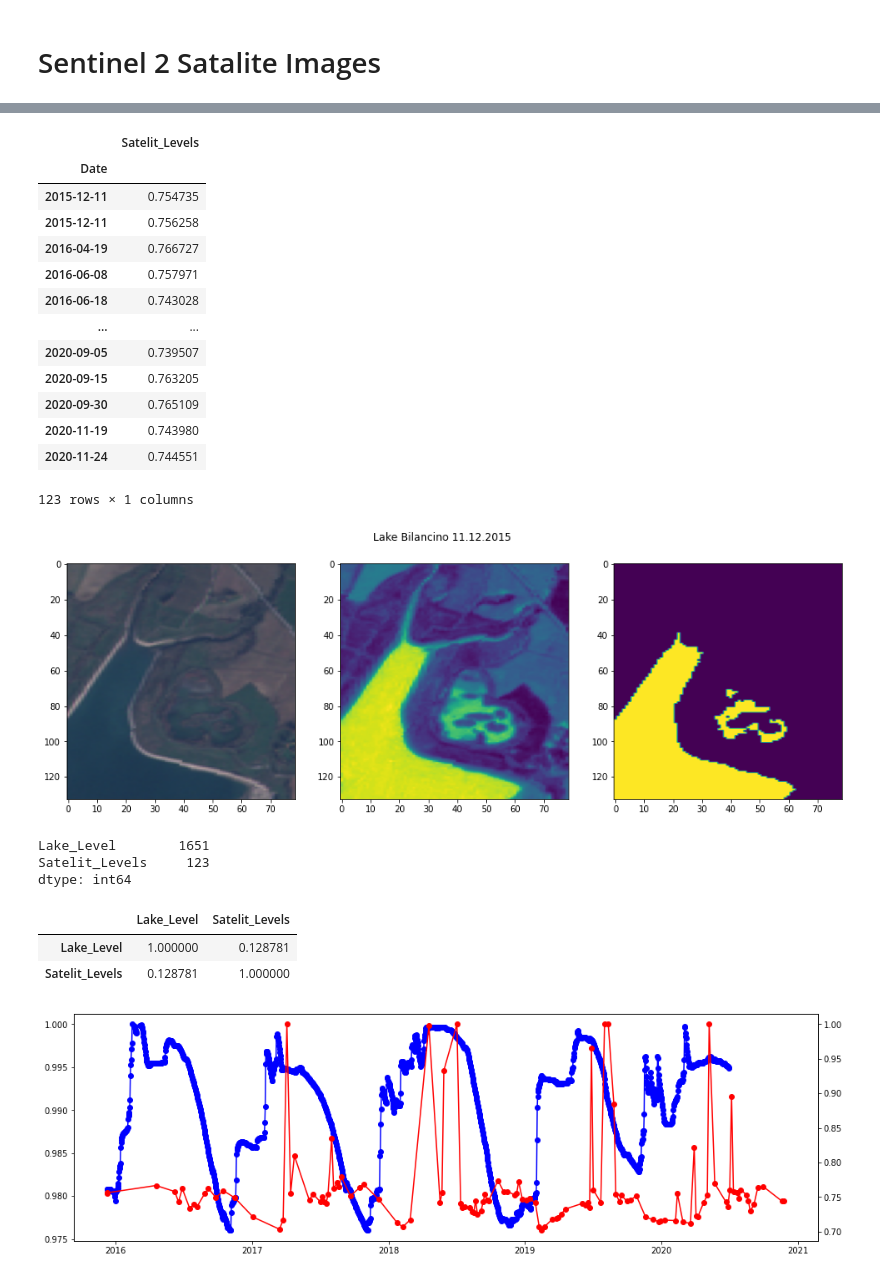
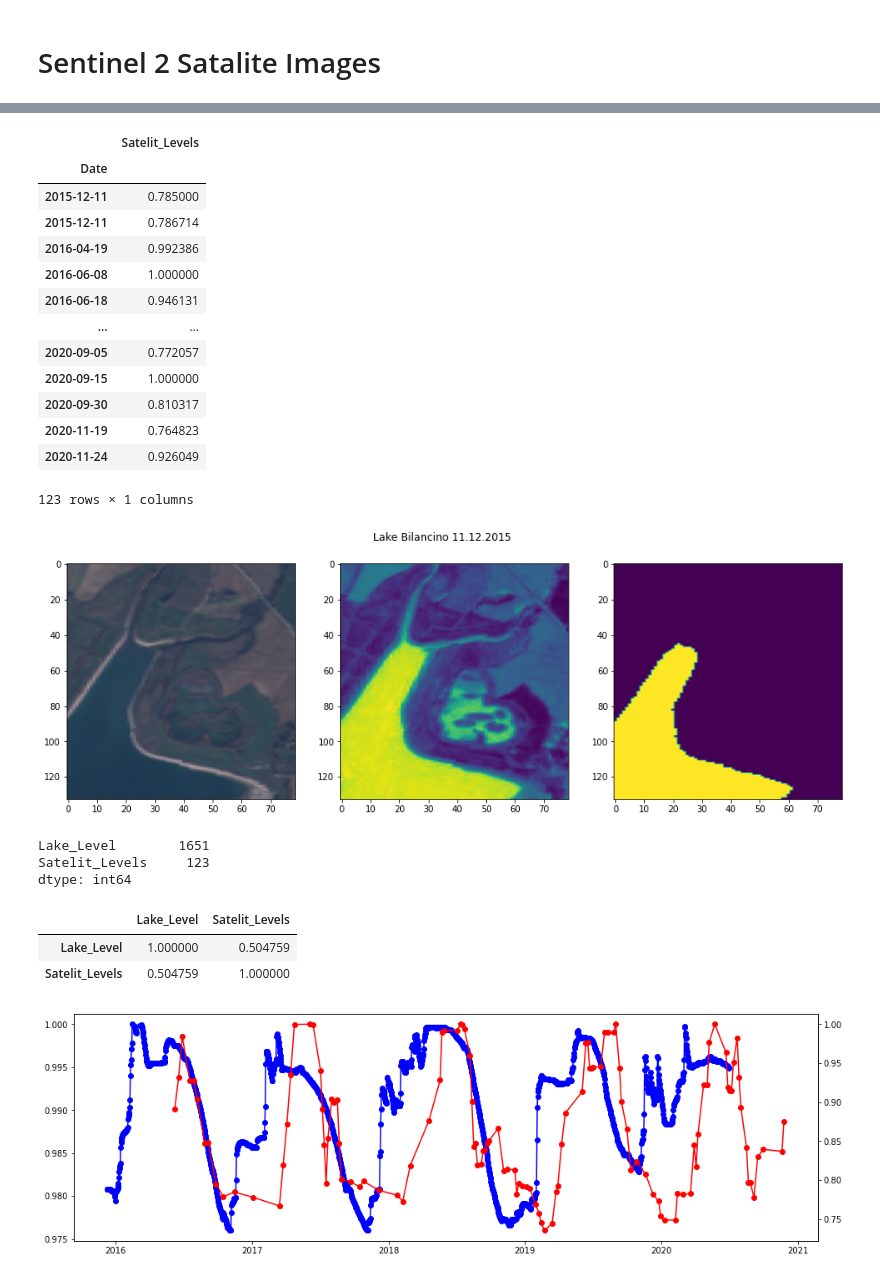
Before and after one commit to KlemenKozelj/master_thesis, a Jupyter notebook: 02_Lake_Bilancino.ipynb, the cells around one changed output, grey strips where cells are left out. Drawn from its saved outputs; the diff is of its cells as text; code cells hidden in the pictures.

Commit message:
Added rolling average to visualisation

```diff
--- a/02_Lake_Bilancino.ipynb
+++ b/02_Lake_Bilancino.ipynb
@@ -292,9 +292,7 @@ EOPatch(
   timestamp: [datetime.datetime(2015, 12, 11, 10, 14, 13), ..., datetime.datetime(2020, 11, 24, 10, 18, 44)], length=123
 )
 # %%
-NDWI_threshhold = 0.2
-
-
+NDWI_threshhold = 0.4
 
 NDWI = np.copy(eopatch.data['NDWI'][...,0])
 
@@ -322,45 +320,48 @@ eo_result
 # %% [output]
 |  | Satelit_Levels |
 | Date |  |
-| 2015-12-11 | 0.754735 |
-| 2015-12-11 | 0.756258 |
-| 2016-04-19 | 0.766727 |
-| 2016-06-08 | 0.757971 |
-| 2016-06-18 | 0.743028 |
+| 2015-12-11 | 0.785000 |
+| 2015-12-11 | 0.786714 |
+| 2016-04-19 | 0.992386 |
+| 2016-06-08 | 1.000000 |
+| 2016-06-18 | 0.946131 |
 | ... | ... |
-| 2020-09-05 | 0.739507 |
-| 2020-09-15 | 0.763205 |
-| 2020-09-30 | 0.765109 |
-| 2020-11-19 | 0.743980 |
-| 2020-11-24 | 0.744551 |
+| 2020-09-05 | 0.772057 |
+| 2020-09-15 | 1.000000 |
+| 2020-09-30 | 0.810317 |
+| 2020-11-19 | 0.764823 |
+| 2020-11-24 | 0.926049 |
 123 rows × 1 columns
-[figure, old version]
+[figure, new version]
 # %%
 real_values=df.loc[df.index >= min(eopatch.timestamp).date(), ['Lake_Level']]
 real_values['Lake_Level'] = real_values['Lake_Level'] / max(real_values['Lake_Level'])
 
 x_limit=(min(eo_result.index), max(eo_result.index))
 
 # eo_result.plot(title='Satelite Projection', figsize=(16, 9), xlim=x_limit , style=['ro-'])
 # real_values.plot(title='Sensor Readings', figsize=(16, 9), xlim=x_limit, style=['bo-'])
 
 merged = real_values.join(eo_result, how='outer')
 # merged.plot(secondary_y=['Lake_Level'], style=['b-', 'ro-'], xlim=x_limit, figsize=(16, 9))
 
 fig, ax1 = plt.subplots(1, 1, figsize=(16, 5))
 ax1.plot(merged['Lake_Level'], color='blue', linestyle='-', marker='o')
 
+satelit_levels_rolling_average = merged['Satelit_Levels'][np.isfinite(merged['Satelit_Levels'])].rolling(4).mean()
+
 ax2 = ax1.twinx()
-ax2.plot(merged['Satelit_Levels'][np.isfinite(merged['Satelit_Levels'])], color='red', linestyle='-', marker='o' )
+ax2.plot(satelit_levels_rolling_average, color='red', linestyle='-', marker='o' )
 
 print(merged.count())
 
+# this is checking non-rolling correlation needs to be updated
 merged.corr(method='pearson')
 # %% [output]
 Lake_Level        1651
 Satelit_Levels     123
 dtype: int64
 |  | Lake_Level | Satelit_Levels |
-| Lake_Level | 1.000000 | 0.128781 |
-| Satelit_Levels | 0.128781 | 1.000000 |
+| Lake_Level | 1.000000 | 0.504759 |
+| Satelit_Levels | 0.504759 | 1.000000 |
-[figure, old version]
+[figure, new version]
```
